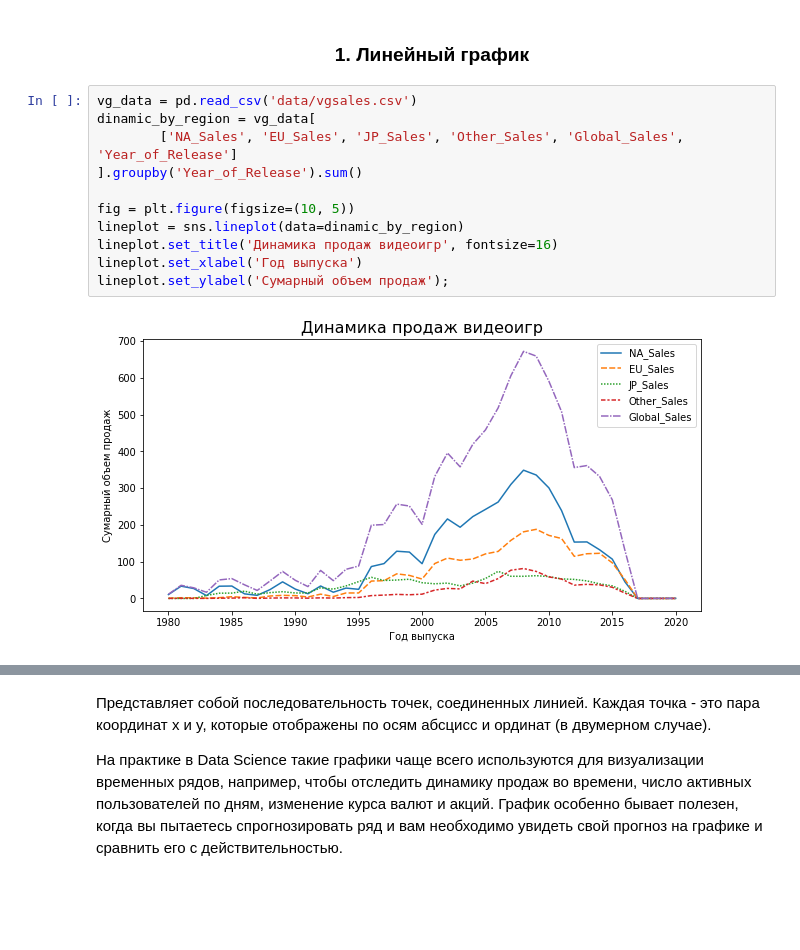
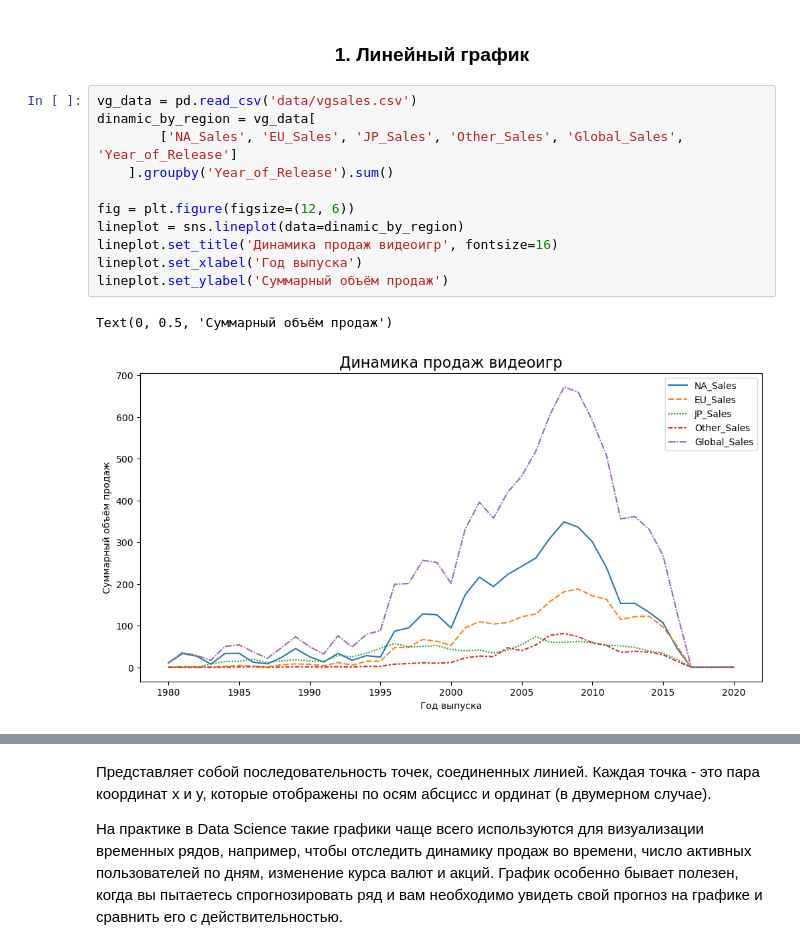
Before and after one commit to Alla-Kr/Alladata, a Jupyter notebook: SkillFactory/PY-13. Визуализация/Types_of_visualization.ipynb, the cells around one changed output, grey strips where cells are left out. Saved outputs shown, nothing was run; the diff lists cells and outputs as text; blank space fills up the shorter version.

```diff
--- a/SkillFactory/PY-13. Визуализация/Types_of_visualization.ipynb
+++ b/SkillFactory/PY-13. Визуализация/Types_of_visualization.ipynb
@@ -14,13 +12,14 @@ ModuleNotFoundError: No module named 'matplotlib'
 # %%
 vg_data = pd.read_csv('data/vgsales.csv')
 dinamic_by_region = vg_data[
         ['NA_Sales', 'EU_Sales', 'JP_Sales', 'Other_Sales', 'Global_Sales', 'Year_of_Release']
-].groupby('Year_of_Release').sum()
+    ].groupby('Year_of_Release').sum()
 
-fig = plt.figure(figsize=(10, 5))
+fig = plt.figure(figsize=(12, 6))
 lineplot = sns.lineplot(data=dinamic_by_region)
 lineplot.set_title('Динамика продаж видеоигр', fontsize=16)
 lineplot.set_xlabel('Год выпуска')
-lineplot.set_ylabel('Сумарный объем продаж');
+lineplot.set_ylabel('Суммарный объём продаж')
 # %% [output]
+Text(0, 0.5, 'Суммарный объём продаж')
-[figure, old version]
+[figure, new version]
```
Also changed, not shown: parts of 4 cells of this notebook, 10 other files.
